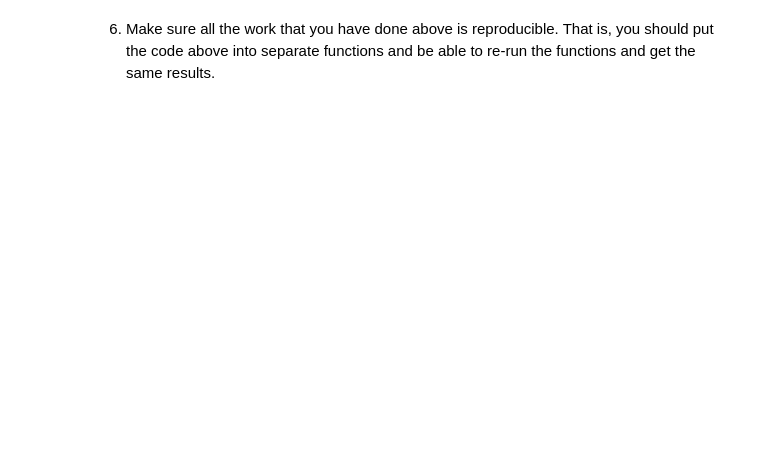
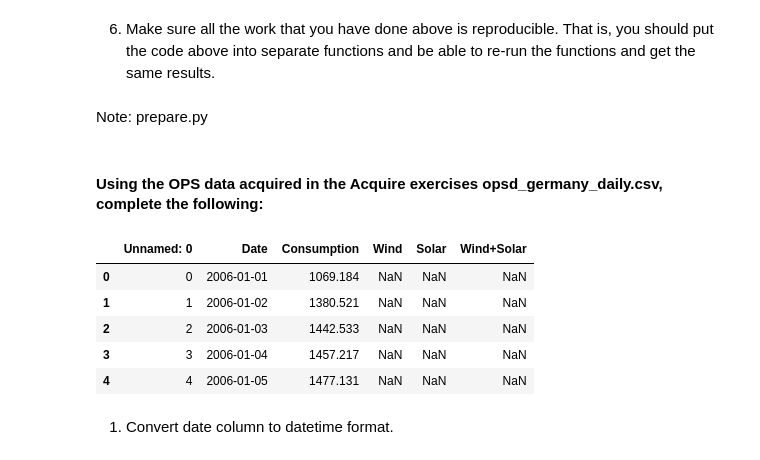
Before and after one commit to albertopuentes/time-series-exercises, a Jupyter notebook: prepare.ipynb, the cells around one changed output. Drawn from its saved outputs; the diff is of its cells as text; code cells hidden in the pictures; blank space fills up the shorter version.

Commit message:
prepare notebook

```diff
--- a/prepare.ipynb
+++ b/prepare.ipynb
@@ -165,3 +174,7 @@ merged.head()
 | 2013-01-01 | Careone | 19 | Careone Family Comb Set - 8 Ct | 0.74 | 41520035646 | 41520035646 | 19 | 34.0 | 332333 | ... |
 # %% [markdown]
 6) Make sure all the work that you have done above is reproducible. That is, you should put the code above into separate functions and be able to re-run the functions and get the same results.
+# %% [markdown]
+Note: prepare.py
+# %% [markdown]
+#### Using the OPS data acquired in the Acquire exercises opsd_germany_daily.csv, complete the following:
@@ -167,0 +183,11 @@ merged.head()
+# %%
+power_df.head()
+# %% [output]
+|  | Unnamed: 0 | Date | Consumption | Wind | Solar | Wind+Solar |
+| 0 | 0 | 2006-01-01 | 1069.184 | NaN | NaN | NaN |
+| 1 | 1 | 2006-01-02 | 1380.521 | NaN | NaN | NaN |
+| 2 | 2 | 2006-01-03 | 1442.533 | NaN | NaN | NaN |
+| 3 | 3 | 2006-01-04 | 1457.217 | NaN | NaN | NaN |
+| 4 | 4 | 2006-01-05 | 1477.131 | NaN | NaN | NaN |
+# %% [markdown]
+1) Convert date column to datetime format.
```
Also changed, not shown: parts of 22 cells of this notebook.
